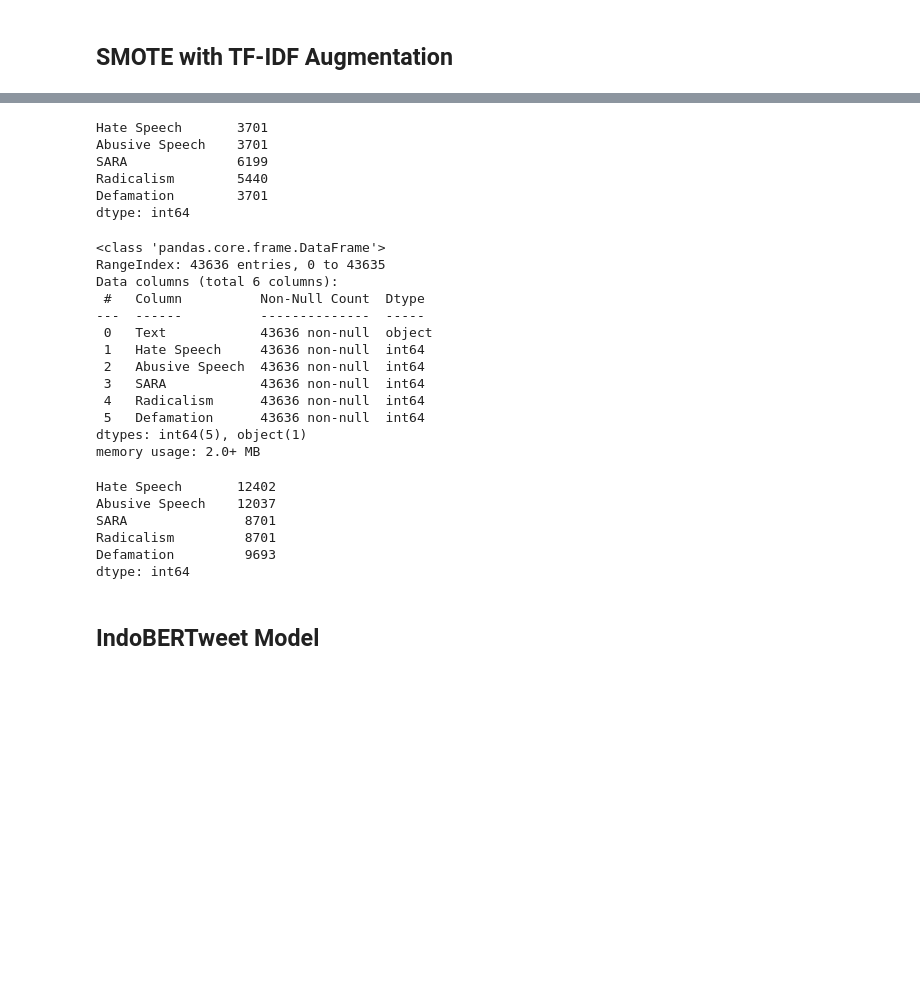
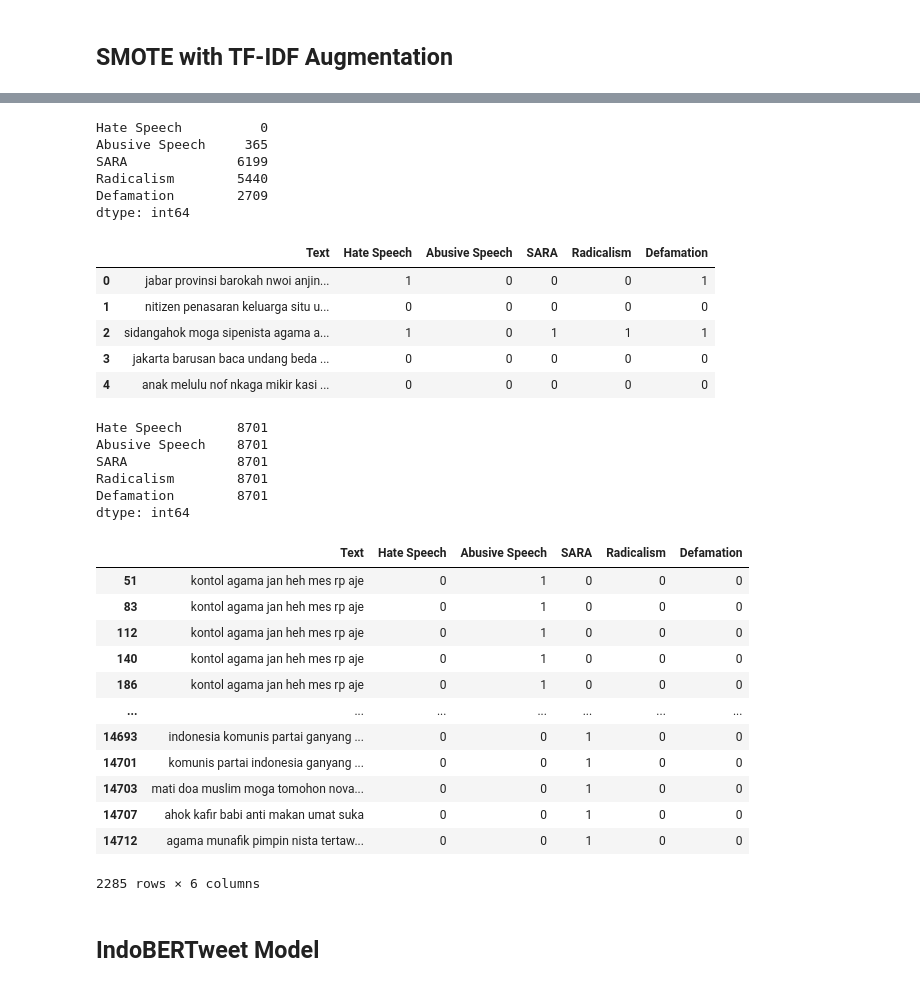
Before and after one commit to RML1812/safe-anonymous-chat-bot-telegram, a Jupyter notebook: model-creation/IndoBERT Toxicity Classification Model.ipynb, the cells around one changed output, grey strips where cells are left out. Cells and saved outputs as stored; diff of their text form; code cells hidden in the pictures; blank space fills up the shorter version.

```diff
--- a/model-creation/IndoBERT Toxicity Classification Model.ipynb
+++ b/model-creation/IndoBERT Toxicity Classification Model.ipynb
@@ -383,3 +384,7 @@ feature_names = np.array(vectorizer.get_feature_names_out())
+# %%
+# Reduce dimensionality to manageable size (e.g., 300 components)
+svd = TruncatedSVD(n_components=300, random_state=42)
+X_reduced = svd.fit_transform(X)
 # %%
 # Binarize multilabels
 mlb = MultiLabelBinarizer()
@@ -400,21 +404,21 @@ for i, label in enumerate(mlb.classes_):
         continue
 
     pos_indices = np.where(y_bin == 1)[0]
-    neg_indices = np.where(y_bin == 0)[0]
-    limit = min(5000, len(pos_indices))
-    selected_pos = np.random.choice(pos_indices, limit, replace=False)
-    selected_neg = np.random.choice(neg_indices, limit, replace=False)
+    smote = SMOTE(sampling_strategy={1: target_count}, random_state=42)
+    X_res, y_res = smote.fit_resample(X_reduced, y_bin)
 
-    X_sub = X[selected_pos.tolist() + selected_neg.tolist()]
-    y_sub = y_bin[selected_pos.tolist() + selected_neg.tolist()]
+    # Get synthetic samples only
+    n_synthetic = len(X_res) - len(X_reduced)
+    if n_synthetic <= 0:
+        continue
 
-    smote = SMOTE(sampling_strategy={1: target_count})
-    X_res, y_res = smote.fit_resample(X_sub.toarray(), y_sub)
+    X_synthetic_reduced = X_res[-n_synthetic:]
 
-    n_synthetic = len(X_res) - len(X_sub.toarray())
-    X_synthetic = X_res[-n_synthetic:]
+    # Transform back into TF-IDF space (approximate)
+    X_synthetic_tfidf = svd.inverse_transform(X_synthetic_reduced)
 
-    for vec in X_synthetic:
+    # Convert top words from synthetic TF-IDF vectors into sentences
+    for vec in X_synthetic_tfidf:
         top_indices = vec.argsort()[-7:][::-1]
         top_words = feature_names[top_indices]
         sentence = " ".join(top_words)
@@ -448,40 +443,49 @@ memory usage: 1.0+ MB
 # %%
 synthetic_df[category_columns].apply(lambda col: (col == 1).sum())
 # %% [output]
-Hate Speech       3701
-Abusive Speech    3701
+Hate Speech          0
+Abusive Speech     365
 SARA              6199
 Radicalism        5440
-Defamation        3701
+Defamation        2709
 dtype: int64
 # %%
 # Combine original and synthetic
 final_df = pd.concat([toxic_df[["Text"] + category_columns], synthetic_df], ignore_index=True)
 # %%
-final_df.info()
+final_df.head()
 # %% [output]
-<class 'pandas.core.frame.DataFrame'>
-RangeIndex: 43636 entries, 0 to 43635
-Data columns (total 6 columns):
- #   Column          Non-Null Count  Dtype
----  ------          --------------  -----
- 0   Text            43636 non-null  object
- 1   Hate Speech     43636 non-null  int64
- 2   Abusive Speech  43636 non-null  int64
- 3   SARA            43636 non-null  int64
- 4   Radicalism      43636 non-null  int64
- 5   Defamation      43636 non-null  int64
-dtypes: int64(5), object(1)
-memory usage: 2.0+ MB
+|  | Text | Hate Speech | Abusive Speech | SARA | Radicalism | Defamation |
+| 0 | jabar provinsi barokah nwoi anjin... | 1 | 0 | 0 | 0 | 1 |
+| 1 | nitizen penasaran keluarga situ u... | 0 | 0 | 0 | 0 | 0 |
+| 2 | sidangahok moga sipenista agama a... | 1 | 0 | 1 | 1 | 1 |
+| 3 | jakarta barusan baca undang beda ... | 0 | 0 | 0 | 0 | 0 |
+| 4 | anak melulu nof nkaga mikir kasi ... | 0 | 0 | 0 | 0 | 0 |
 # %%
 final_df[category_columns].apply(lambda col: (col == 1).sum())
 # %% [output]
-Hate Speech       12402
-Abusive Speech    12037
-SARA               8701
-Radicalism         8701
-Defamation         9693
+Hate Speech       8701
+Abusive Speech    8701
+SARA              8701
+Radicalism        8701
+Defamation        8701
 dtype: int64
+# %%
+synthetic_df[synthetic_df.duplicated('Text')]
+# %% [output]
+|  | Text | Hate Speech | Abusive Speech | SARA | Radicalism | Defamation |
+| 51 | kontol agama jan heh mes rp aje | 0 | 1 | 0 | 0 | 0 |
+| 83 | kontol agama jan heh mes rp aje | 0 | 1 | 0 | 0 | 0 |
+| 112 | kontol agama jan heh mes rp aje | 0 | 1 | 0 | 0 | 0 |
+| 140 | kontol agama jan heh mes rp aje | 0 | 1 | 0 | 0 | 0 |
+| 186 | kontol agama jan heh mes rp aje | 0 | 1 | 0 | 0 | 0 |
+| ... | ... | ... | ... | ... | ... | ... |
+| 14693 | indonesia komunis partai ganyang ... | 0 | 0 | 1 | 0 | 0 |
+| 14701 | komunis partai indonesia ganyang ... | 0 | 0 | 1 | 0 | 0 |
+| 14703 | mati doa muslim moga tomohon nova... | 0 | 0 | 1 | 0 | 0 |
+| 14707 | ahok kafir babi anti makan umat suka | 0 | 0 | 1 | 0 | 0 |
+| 14712 | agama munafik pimpin nista tertaw... | 0 | 0 | 1 | 0 | 0 |
+2285 rows × 6 columns
 # %% [markdown]
 ## IndoBERTweet Model
 # %% [markdown]
```
Also changed, not shown: parts of 62 cells of this notebook, 4 other files.
